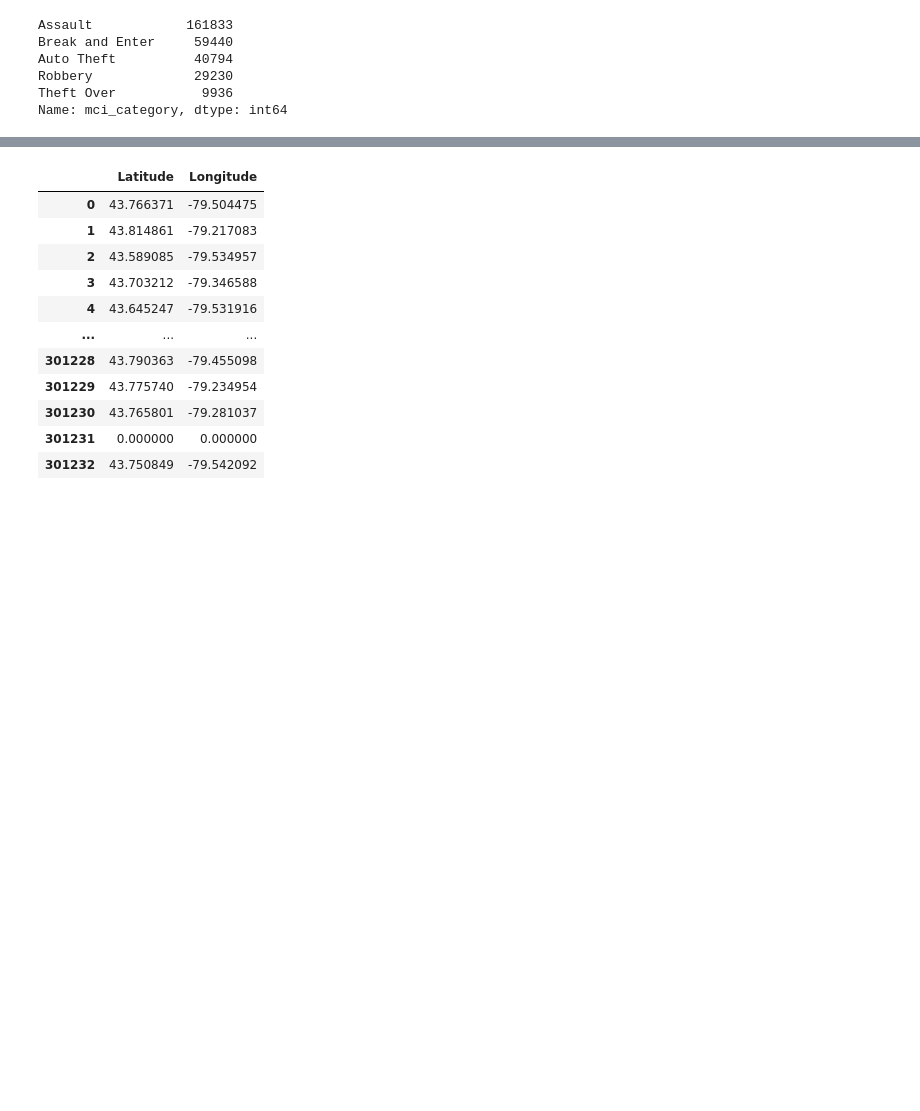
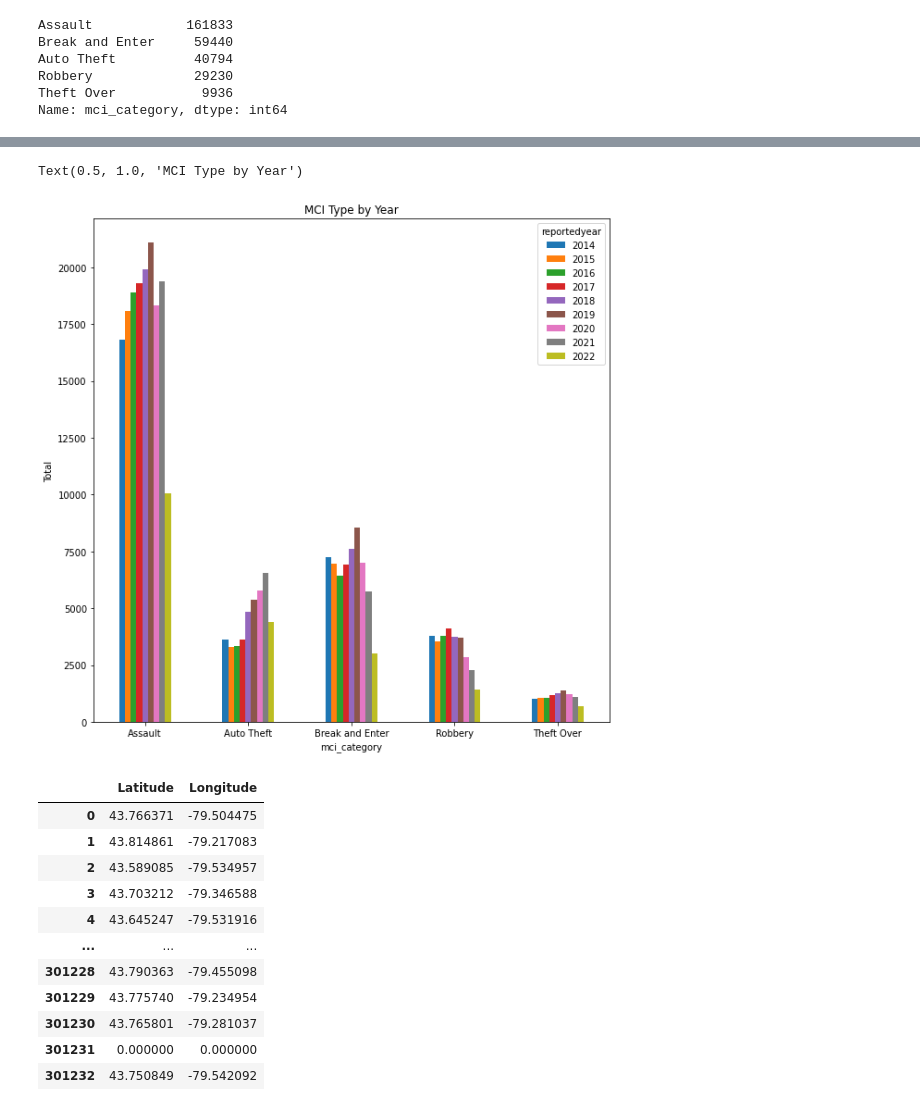
Before and after one commit to sanoliv/SCS_3253_061-Machine-Learning, a Jupyter notebook: Toronto_Police_Major_Crime_Indicators_MCI.ipynb, the cells around one changed output, grey strips where cells are left out. Cells and saved outputs as stored; diff of their text form; code cells hidden in the pictures; blank space fills up the shorter version.

```diff
--- a/Toronto_Police_Major_Crime_Indicators_MCI.ipynb
+++ b/Toronto_Police_Major_Crime_Indicators_MCI.ipynb
@@ -240,3 +257,13 @@ Name: mci_category, dtype: int64
+# %%
+### Exploring the data to gain insigths
+### Using pandas crosstab // Feb 24, 2023
+data_ct_plot = pd.crosstab(data.mci_category, data.reportedyear)
+data_ct_plot.plot(kind='bar', stacked=False, rot = 0, figsize=(10, 10));
+plt.ylabel('Total')
+plt.title('MCI Type by Year')
+# %% [output]
+Text(0.5, 1.0, 'MCI Type by Year')
+[figure, added]
 # %%
 ### Exploring the data to gain insigths
 ### Latitue and Longitude int(values) => 43 / -79 // a couple of ZEROS
```
Also changed, not shown: parts of 15 cells of this notebook.
